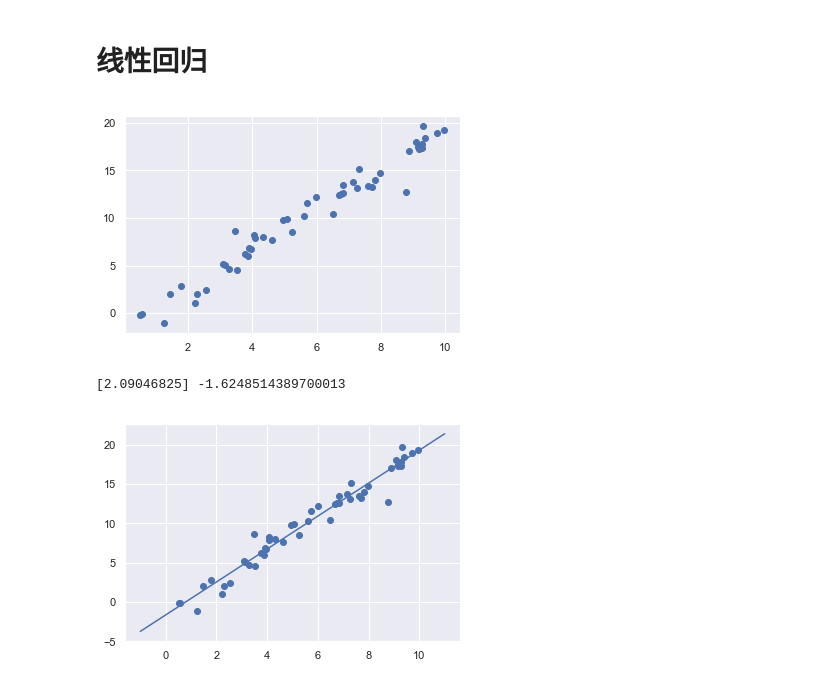
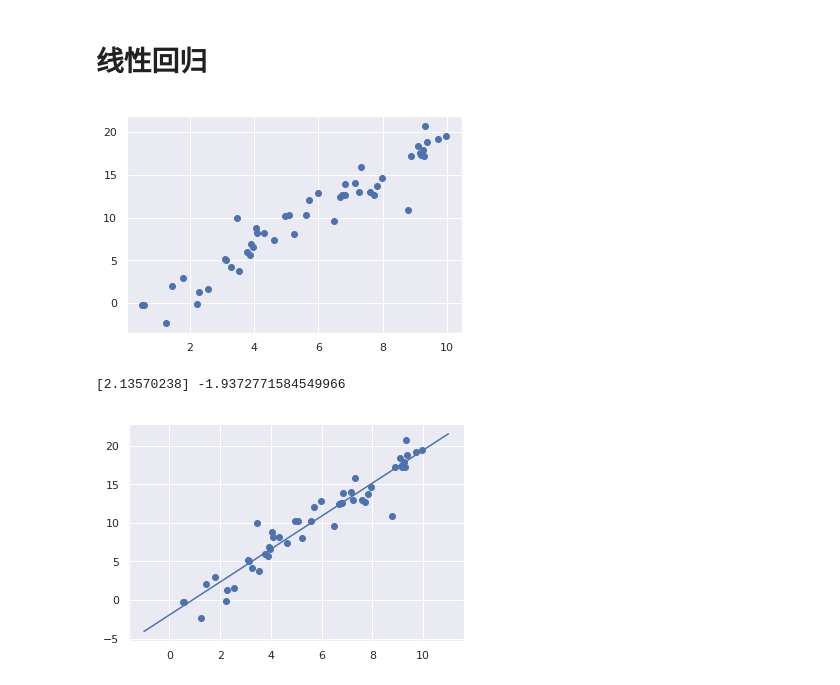
Before and after one commit to windspear07/MachineLearningNotes, a Jupyter notebook: PythonDataScienceHandbook/scikit-learn-01-linear-regression.ipynb, the cells around one changed output. Saved outputs shown, nothing was run; the diff lists cells and outputs as text; code cells hidden in the pictures.

```diff
--- a/PythonDataScienceHandbook/scikit-learn-01-linear-regression.ipynb
+++ b/PythonDataScienceHandbook/scikit-learn-01-linear-regression.ipynb
@@ -24,14 +37,14 @@ sns.pairplot(iris, hue='species', size=1.5);
 # %%
 #0 模拟数据
 import matplotlib.pyplot as plt
 import numpy as np
 
 rng = np.random.RandomState(50)
 x = 10 * rng.rand(50)
-y = 2 * x - 1 + rng.randn(50)
+y = 2 * x - 1 + rng.randn(50)*1.5
 plt.scatter(x, y);
 # %% [output]
-[figure, old version]
+[figure, new version]
 # %%
 # 1. Choose a class of model
 from sklearn.linear_model import LinearRegression
@@ -59,5 +72,5 @@ yfit = model.predict(Xfit)
 plt.scatter(x, y)
 plt.plot(xfit, yfit);
 # %% [output]
-[2.09046825] -1.6248514389700013
+[2.13570238] -1.9372771584549966
-[figure, old version]
+[figure, new version]
```
Also changed, not shown: parts of 2 cells of this notebook.
